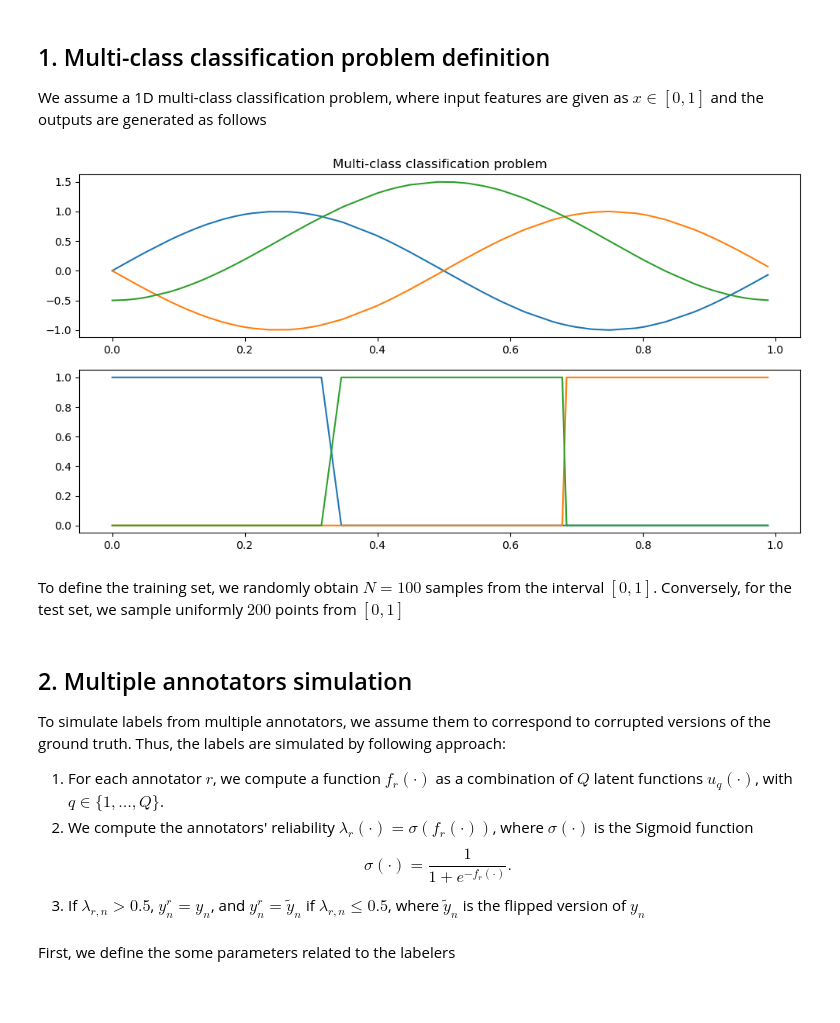
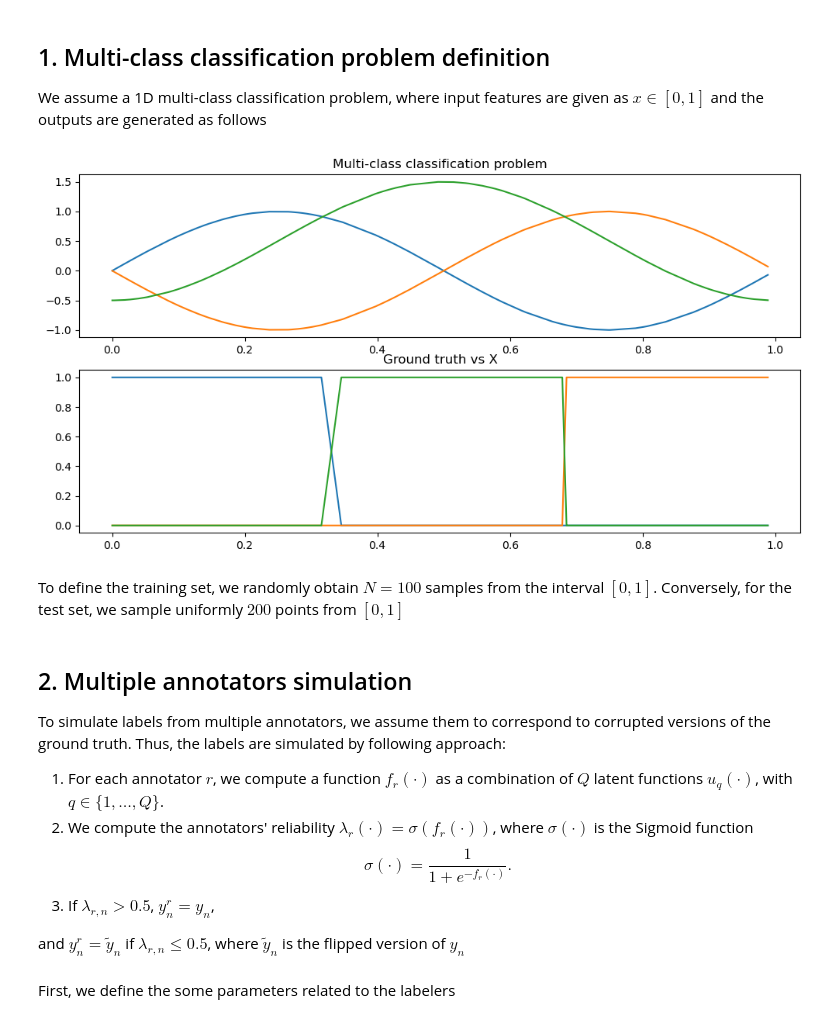
Before and after one commit to blotero/CCGPMA, a Jupyter notebook: notebooks/DemoMA_MCClassifiction_CCGP.ipynb, the cells around one changed output. Cells and saved outputs as stored; diff of their text form; code cells hidden in the pictures; blank space fills up the shorter version.

```diff
--- a/notebooks/DemoMA_MCClassifiction_CCGP.ipynb
+++ b/notebooks/DemoMA_MCClassifiction_CCGP.ipynb
@@ -89,32 +91,34 @@ We assume a 1D multi-class classification problem, where input features are give
 # %%
 N = 100
 
 np.random.seed(1)
 X = np.random.rand(N,1)
 
 t1 = (np.sin(2*np.pi*X)).reshape(N,1)
 t2 = (-np.sin(2*np.pi*X)).reshape(N,1)
 t3 = (-np.sin(2*np.pi*(X+0.25))+0.5).reshape(N,1)
 t = np.concatenate((t1, t2, t3), axis=1)
 
 idx = np.argsort(X, axis=0).flatten()
 X = X[idx]
 t = t[idx,:]
 y = np.array(np.argmax(t, 1).reshape(-1,1), dtype=float)+1
 K = len(np.unique(y))
 
 # The true labels in codification 1-of-K
 Yhat = one_of_K(y, K)
 
 plt.figure(figsize=(12,6))
 plt.subplot(2,1,1)
 plt.plot(X, t)
 plt.title('Multi-class classification problem')
+
 plt.subplot(2,1,2)
+plt.title("Ground truth vs X")
 plt.plot(X, Yhat)
 plt.show()
 # %% [output]
-[figure, old version]
+[figure, new version]
 # %% [markdown]
 To define the training set, we randomly obtain $N=100$ samples from the interval $[0, 1]$. Conversely, for the test set, we sample uniformly $200$ points from $[0, 1]$
 # %%
@@ -141,7 +145,9 @@ To simulate labels from multiple annotators, we assume them to correspond to cor
 1. For each annotator $r$, we compute a function $f_r(\cdot)$ as a combination of $Q$ latent functions $u_q(\cdot)$, with $q\in\{1, \dots , Q\}$.
 2. We compute the annotators' reliability $\lambda_{r}(\cdot) = \sigma({f_r(\cdot)})$, where $\sigma(\cdot)$ is the Sigmoid function
 $$\sigma(\cdot) = \frac{1}{1 + e^{-f_r(\cdot)}}.$$
-3. If $\lambda_{r,n}>0.5$, $y_n^r=y_n$, and $y_n^r=\tilde{y}_n$ if $\lambda_{r,n}\le 0.5$, where $\tilde{y}_n$ is the flipped version of $y_n$
+3. If $\lambda_{r,n}>0.5$, $y_n^r=y_n$,
+
+and $y_n^r=\tilde{y}_n$ if $\lambda_{r,n}\le 0.5$, where $\tilde{y}_n$ is the flipped version of $y_n$
 # %% [markdown]
 First, we define the some parameters related to the labelers
 # %%
```
Also changed, not shown: parts of 2 cells of this notebook.
